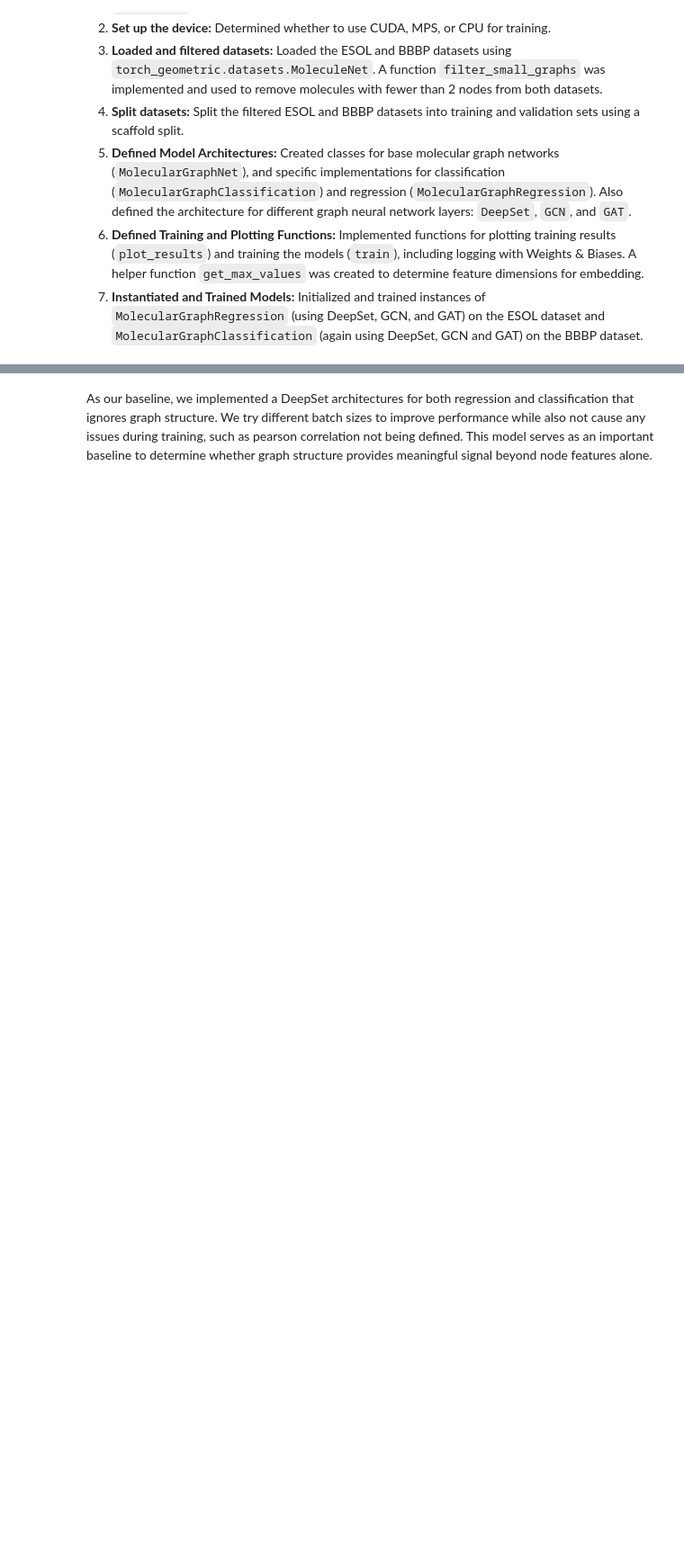
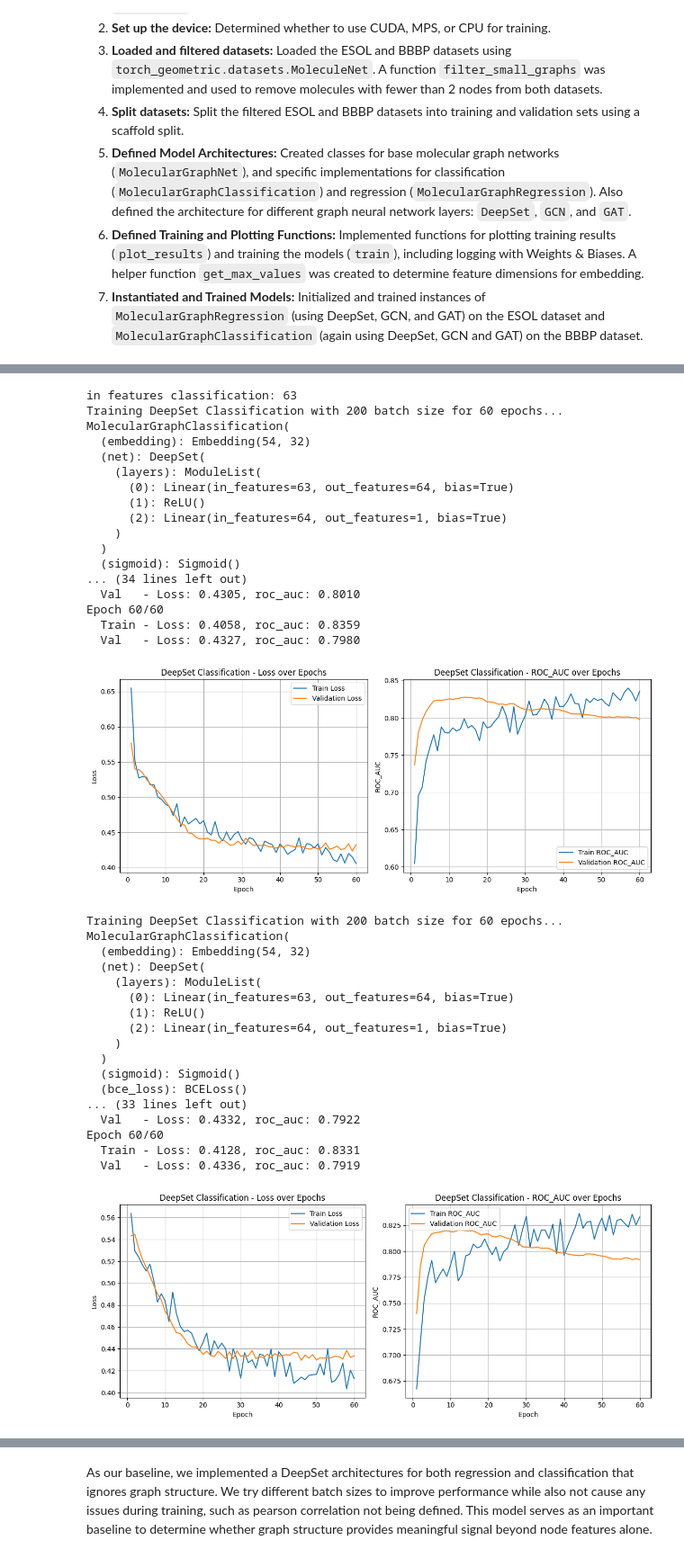
Before and after one commit to MahdiTheGreat/ai-machine-learning, a Jupyter notebook: project 1/Structured_ML_Project_Notebook.ipynb, the cells around one changed output, grey strips where cells are left out. Shown at 90% size. Cells and saved outputs as stored; diff of their text form; code cells hidden in the pictures; blank space fills up the shorter version.

```diff
--- a/project 1/Structured_ML_Project_Notebook.ipynb
+++ b/project 1/Structured_ML_Project_Notebook.ipynb
@@ -708,0 +697,51 @@ Epoch 60/60
+# %%
+# Setup for BBBP (Classification)
+# There are 9 features in the BBBP dataset
+bbbp_max_vals = get_max_values(bbbp)
+class_batch_size = 200
+class_n_epochs = 60
+class_onehot_sizes = bbbp_max_vals[1:]
+in_features_classification = embedding_dim + sum([size + 1 for size in bbbp_max_vals[1:]])
+
+if DEBUG_MODE:
+    class_n_epochs = 1
+    bbbp_train_dataset = torch.utils.data.Subset(bbbp_train_dataset, range(min(10, len(bbbp_train_dataset))))
+    bbbp_val_dataset = torch.utils.data.Subset(bbbp_val_dataset, range(min(5, len(bbbp_val_dataset))))
+    bbbp_test_dataset = torch.utils.data.Subset(bbbp_test_dataset, range(min(5, len(bbbp_test_dataset))))
+# %% [output]
+in features classification: 63
+Training DeepSet Classification with 200 batch size for 60 epochs...
+MolecularGraphClassification(
+  (embedding): Embedding(54, 32)
+  (net): DeepSet(
+    (layers): ModuleList(
+      (0): Linear(in_features=63, out_features=64, bias=True)
+      (1): ReLU()
+      (2): Linear(in_features=64, out_features=1, bias=True)
+    )
+  )
+  (sigmoid): Sigmoid()
+... (34 lines left out)
+  Val   - Loss: 0.4305, roc_auc: 0.8010
+Epoch 60/60
+  Train - Loss: 0.4058, roc_auc: 0.8359
+  Val   - Loss: 0.4327, roc_auc: 0.7980
+[figure, added]
+Training DeepSet Classification with 200 batch size for 60 epochs...
+MolecularGraphClassification(
+  (embedding): Embedding(54, 32)
+  (net): DeepSet(
+    (layers): ModuleList(
+      (0): Linear(in_features=63, out_features=64, bias=True)
+      (1): ReLU()
+      (2): Linear(in_features=64, out_features=1, bias=True)
+    )
+  )
+  (sigmoid): Sigmoid()
+  (bce_loss): BCELoss()
+... (33 lines left out)
+  Val   - Loss: 0.4332, roc_auc: 0.7922
+Epoch 60/60
+  Train - Loss: 0.4128, roc_auc: 0.8331
+  Val   - Loss: 0.4336, roc_auc: 0.7919
+[figure, added]
```
Also changed, not shown: parts of 16 cells of this notebook, 8 other files.
